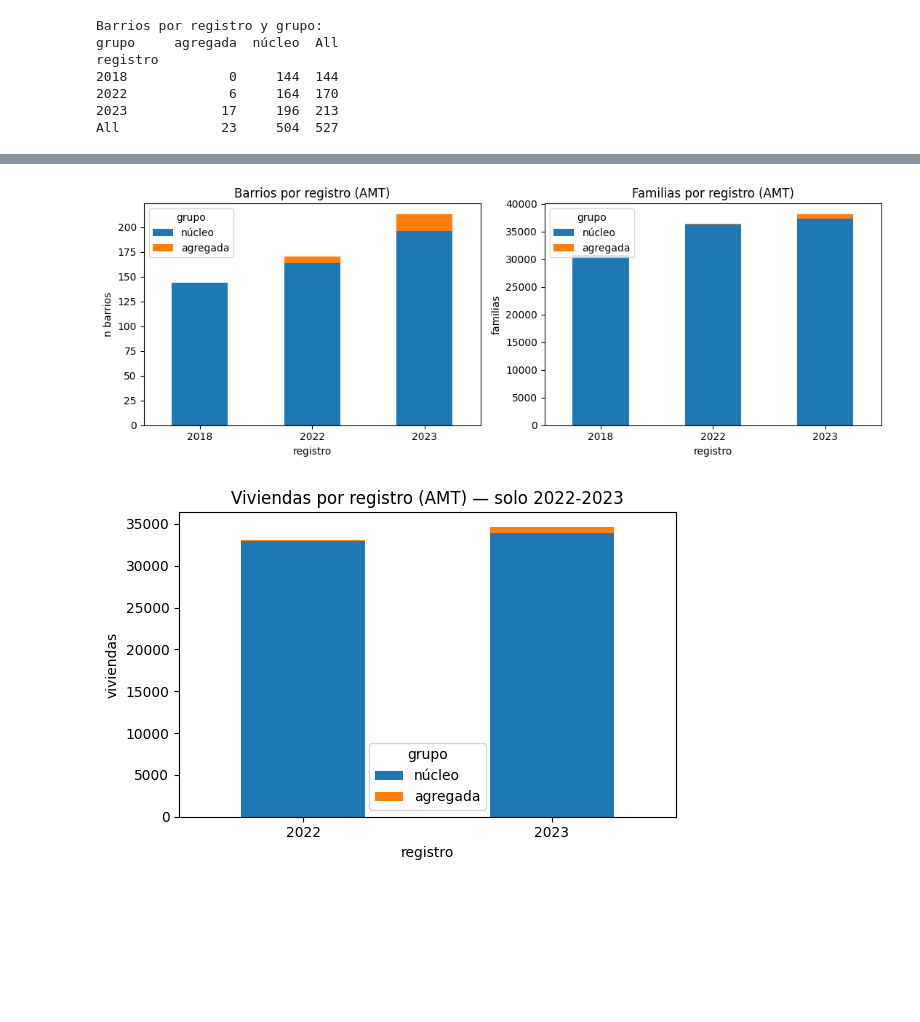
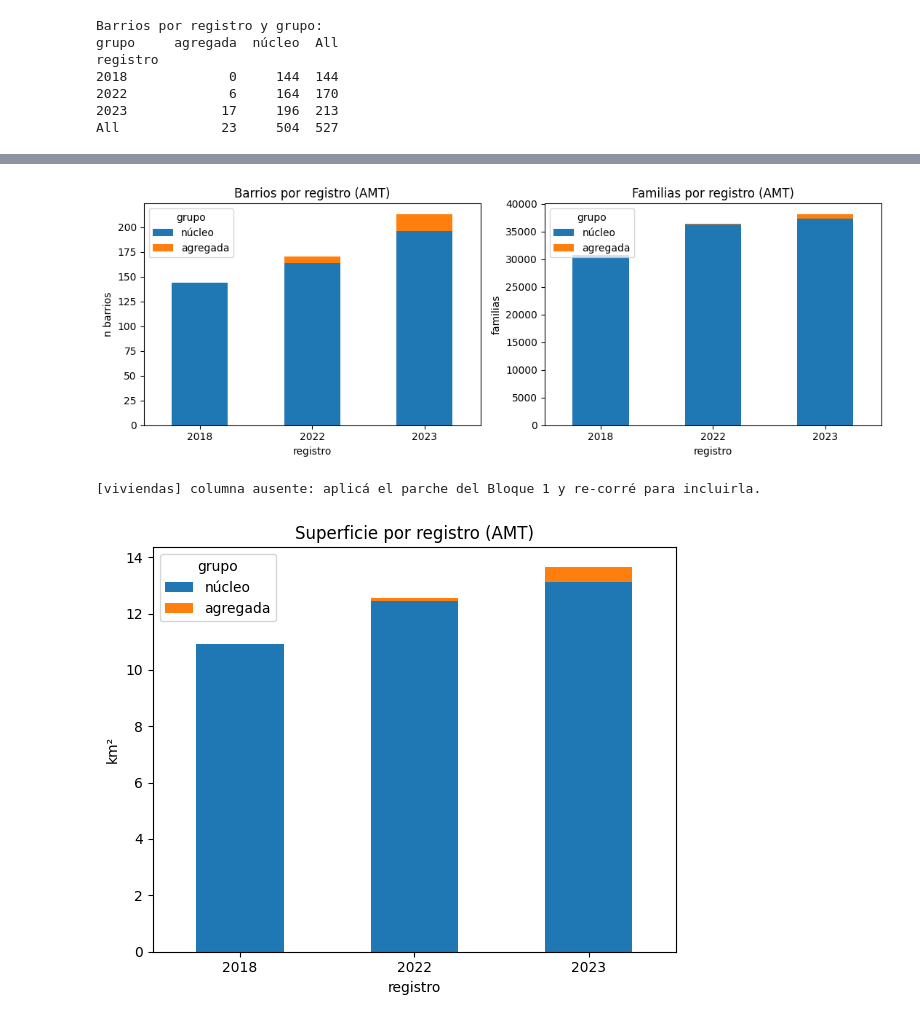
Before and after one commit to Camilamop/RENABAP, a Jupyter notebook: renabap.ipynb, the cells around one changed output, grey strips where cells are left out. Saved outputs shown, nothing was run; the diff lists cells and outputs as text; code cells hidden in the pictures; blank space fills up the shorter version.

Commit message:
superficie

```diff
--- a/renabap.ipynb
+++ b/renabap.ipynb
@@ -56,7 +56,7 @@ MAPEO = {
         "superficie_m2": "superficie_m2",
         "decada_de_creacion": "decada_creacion",
         "cantidad_viviendas_aproximadas": "cant_viviendas",
-        "clasificacion": "clasificacion",
+        "clasificacion_barrio": "clasificacion",
         "WKT": "wkt",
     },
     2023: {
@@ -101,7 +101,7 @@ def normalizar_decada(serie_cruda: pd.Series) -> pd.Series: #  'Década 1990' y
 
 def colapsar_clasificacion(serie: pd.Series) -> pd.Series:
     s = serie.astype("string").str.strip()
-    fuera = ~s.isin(["Asentamiento", "Villa"]) & s.notna()
+    fuera = ~s.isin(["Asentamiento", "Villa","Conjunto habitacional unifamiliar", "Conjunto habitacional degradado"]) & s.notna()
     return s.mask(fuera, "Otros")
 
 def armonizar(anio: int, df: pd.DataFrame) -> pd.DataFrame:
@@ -692,8 +722,12 @@ agg = {"barrios": ("id_renabap", "count"), "familias": ("cant_familias", "sum")}
 if "cant_viviendas" in df.columns:
     agg["viviendas"] = ("cant_viviendas", "sum")
 
+agg = {"barrios": ("id_renabap", "count"),
+       "familias": ("cant_familias", "sum"),
+       "superficie_km2": ("superficie_km2", "sum")}
+
 resumen = df.groupby(["registro", "grupo"]).agg(**agg)
-if "viviendas" in resumen.columns:                     # 2018 no releva viviendas
+if "viviendas" in resumen.columns:
     cobertura = df.groupby("registro")["cant_viviendas"].apply(lambda s: s.notna().any())
     for reg, hay in cobertura.items():
         if not hay:
@@ -838,34 +863,40 @@ Década de creación por registro (2022–2023)
 # %%
-# CELDA 16
+# CELDA 16B
 # Gráficos comparativos
 def barras_apiladas(col, titulo, ylabel, ax):
     """Apila núcleo + agregadas para ver cuánto del total es ampliación del universo."""
     piv = resumen[col].unstack("grupo")
     for g in ["núcleo", "agregada"]:
         if g not in piv.columns:
             piv[g] = np.nan
     piv[["núcleo", "agregada"]].plot(kind="bar", stacked=True, ax=ax)
     ax.set_title(titulo); ax.set_xlabel("registro"); ax.set_ylabel(ylabel)
     ax.tick_params(axis="x", rotation=0)
 
 # Barrios y familias tienen los tres años
 fig, axes = plt.subplots(1, 2, figsize=(11, 4))
 barras_apiladas("barrios",  "Barrios por registro (AMT)",  "n barrios",  axes[0])
 barras_apiladas("familias", "Familias por registro (AMT)", "familias",   axes[1])
 plt.tight_layout(); plt.show()
 
 # Viviendas: solo 2022-2023 (2018 no lo releva)
 if "viviendas" in resumen.columns:
     piv_v = resumen["viviendas"].unstack("grupo").dropna(how="all")
     for g in ["núcleo", "agregada"]:
         if g not in piv_v.columns:
             piv_v[g] = np.nan
     ax = piv_v[["núcleo", "agregada"]].plot(kind="bar", stacked=True, figsize=(6, 4))
     ax.set_title("Viviendas por registro (AMT) — solo 2022-2023")
     ax.set_xlabel("registro"); ax.set_ylabel("viviendas"); ax.tick_params(axis="x", rotation=0)
     plt.tight_layout(); plt.show()
 else:
     print("[viviendas] columna ausente: aplicá el parche del Bloque 1 y re-corré para incluirla.")
+
+# Superficie (km²) por registro — núcleo + agregada (los tres años la tienen)
+fig, ax = plt.subplots(figsize=(6, 5))
+barras_apiladas("superficie_km2", "Superficie por registro (AMT)", "km²", ax)
+plt.tight_layout(); plt.show()
 # %% [output]
 [figure]
+[viviendas] columna ausente: aplicá el parche del Bloque 1 y re-corré para incluirla.
-[figure, old version]
+[figure, new version]
```
Also changed, not shown: parts of 5 cells of this notebook.
